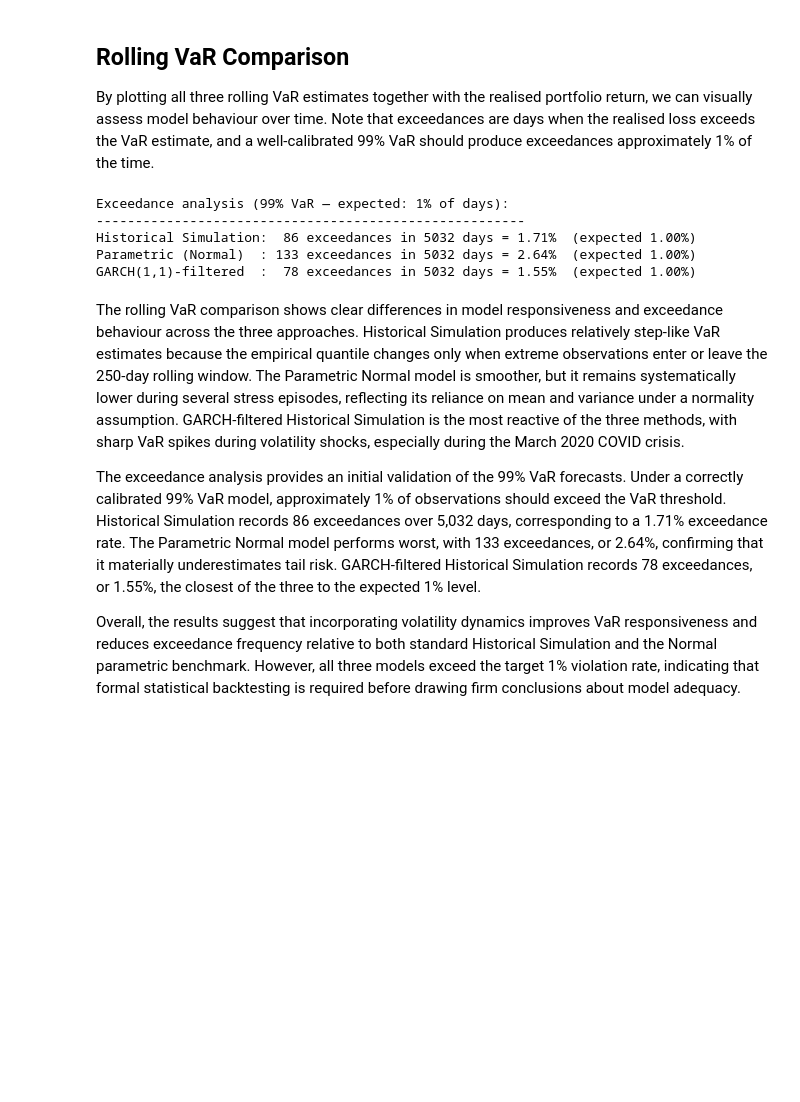
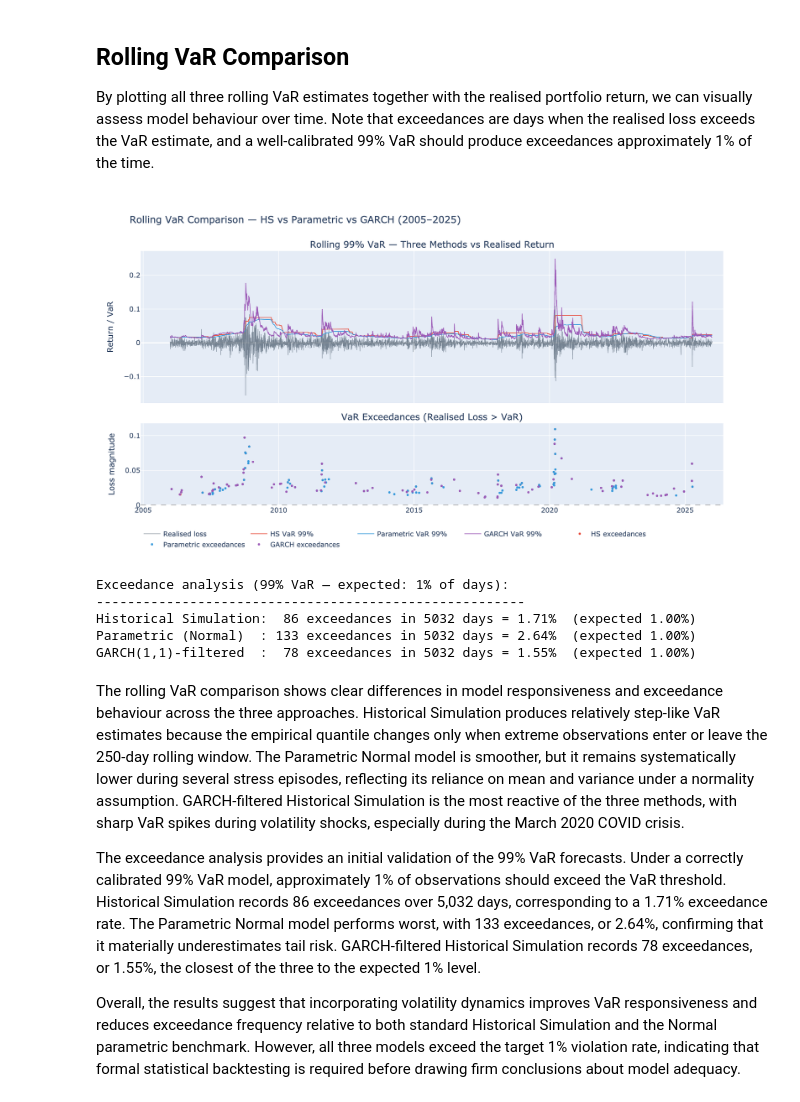
Before and after one commit to xzdada/Market-Risk, a Jupyter notebook: notebooks/02_var_es_estimation.ipynb, the cells around one changed output. Cells and saved outputs as stored; diff of their text form; code cells hidden in the pictures; blank space fills up the shorter version.

Commit message:
update notebook 2 with static plot

```diff
--- a/notebooks/02_var_es_estimation.ipynb
+++ b/notebooks/02_var_es_estimation.ipynb
@@ -409,33 +410,41 @@ for var_series, color, label in [
         mode='markers',
         marker=dict(color=color, size=4, symbol='circle'),
         name=label,
     ), row=2, col=1)
 
 fig.add_hline(y=0, line_dash='dash', line_color='grey', line_width=0.8, row=2, col=1)
 
 fig.update_yaxes(title_text='Return / VaR', row=1)
 fig.update_yaxes(title_text='Loss magnitude', row=2)
 fig.update_layout(
     title = 'Rolling VaR Comparison — HS vs Parametric vs GARCH (2005–2025)',
     height = 650,
     hovermode = 'x unified',
     legend = dict(orientation='h', y=-0.08),
 )
 fig.show()
 
+#  Static PNG
+FIGURES_DIR = ROOT / 'figures'
+FIGURES_DIR.mkdir(exist_ok=True)
+
+fig.write_image(str(FIGURES_DIR / '02_var_comparison.png'), scale=2, width=1200)
+display(IPImage(filename=str(FIGURES_DIR / '02_var_comparison.png')))
+
 # summary
 print('Exceedance analysis (99% VaR — expected: 1% of days):')
 print('-' * 55)
 for var_series, label in [
     (hs_var, 'Historical Simulation'),
     (param_var, 'Parametric (Normal)  '),
     (garch_var, 'GARCH(1,1)-filtered  '),
 ]:
     exceed = (-port_aligned > var_series.reindex(common_idx)).sum()
     total = len(common_idx)
     fail_rate = exceed / total * 100
     print(f'{label}: {exceed:3d} exceedances in {total} days = {fail_rate:.2f}%  (expected 1.00%)')
 # %% [output]
+[figure, added]
 Exceedance analysis (99% VaR — expected: 1% of days):
 -------------------------------------------------------
 Historical Simulation:  86 exceedances in 5032 days = 1.71%  (expected 1.00%)
```
Also changed, not shown: parts of 4 cells of this notebook, 2 other files.
